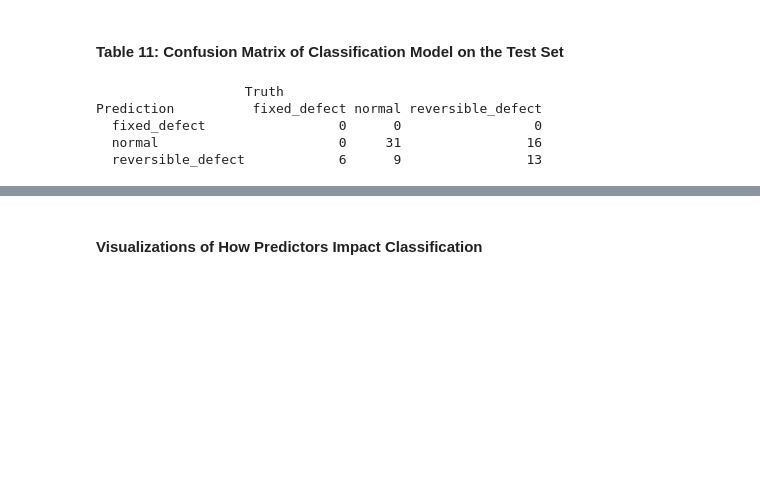
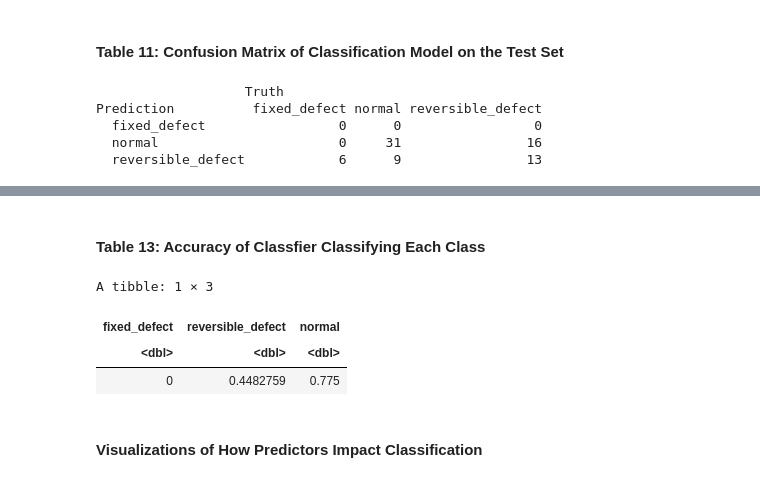
Before and after one commit to alanwake83/DSCI_group30_project, a Jupyter notebook: project_report.ipynb, the cells around one changed output, grey strips where cells are left out. Cells and saved outputs as stored; diff of their text form; code cells hidden in the pictures; blank space fills up the shorter version.

```diff
--- a/project_report.ipynb
+++ b/project_report.ipynb
@@ -372,3 +387,13 @@ Prediction          fixed_defect normal reversible_defect
+# %% [markdown]
+#### Table 13: Accuracy of Classfier Classifying Each Class
+# %%
+accuracy_classifier <- tibble(fixed_defect = 0/6, reversible_defect = 13/29, normal = 31/40)
+accuracy_classifier
+# %% [output]
+A tibble: 1 × 3
+| fixed_defect | reversible_defect | normal |
+| <dbl> | <dbl> | <dbl> |
+| 0 | 0.4482759 | 0.775 |
 # %% [markdown]
 #### Visualizations of How Predictors Impact Classification
 # %% [markdown]
```
Also changed, not shown: parts of 7 cells of this notebook.
